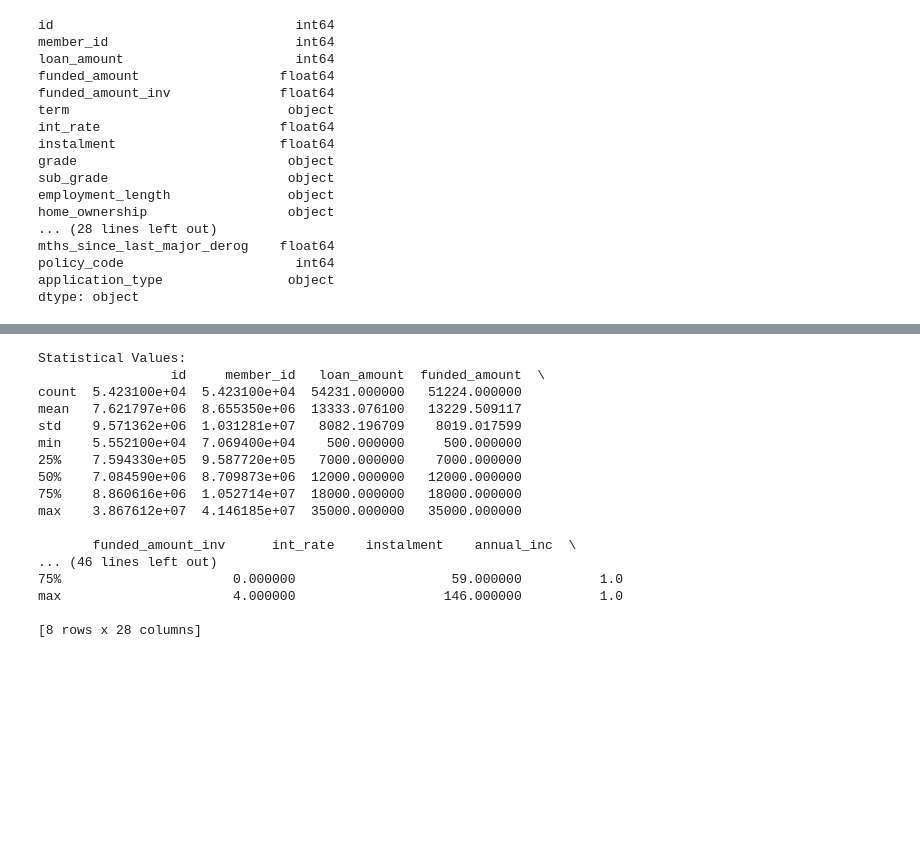
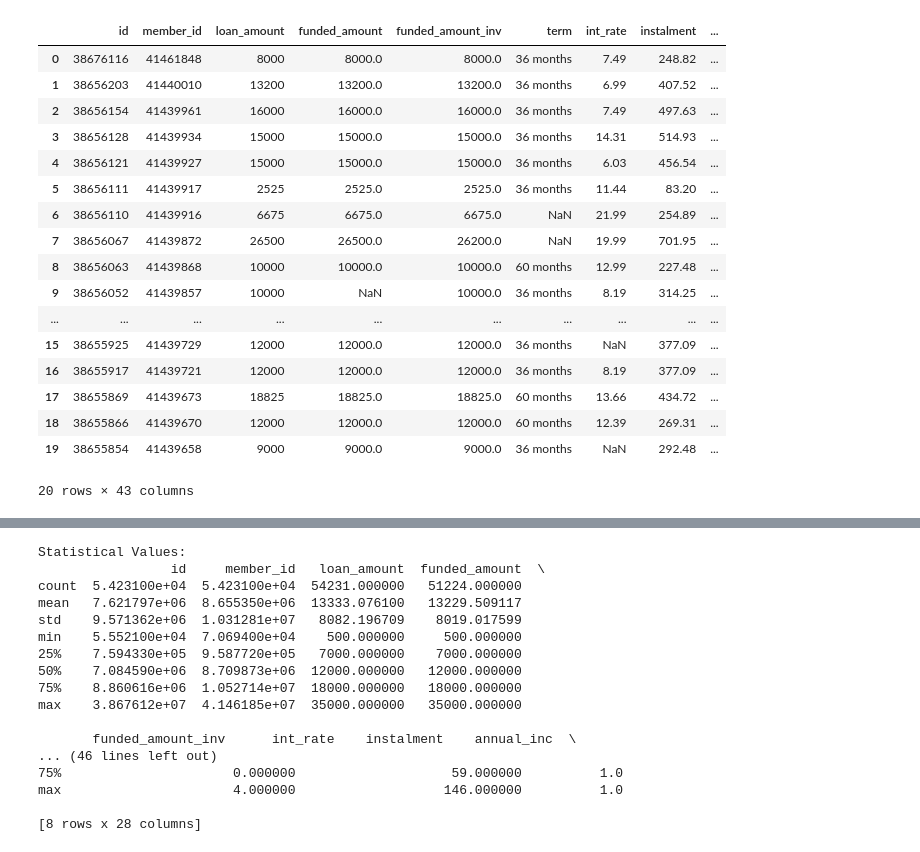
Before and after one commit to BeatrixA295/exploratory-data-analysis---customer-loans-in-finance258, a Jupyter notebook: db_utils.ipynb, the cells around one changed output, grey strips where cells are left out. Cells and saved outputs as stored; diff of their text form; code cells hidden in the pictures; blank space fills up the shorter version.

```diff
--- a/db_utils.ipynb
+++ b/db_utils.ipynb
@@ -21,23 +1,24 @@
-# %%
-
-loans_df.head(20)
-
-print(loans_df.dtypes)
-# %% [output]
-id                               int64
-member_id                        int64
-loan_amount                      int64
-funded_amount                  float64
-funded_amount_inv              float64
-term                            object
-int_rate                       float64
-instalment                     float64
-grade                           object
-sub_grade                       object
-employment_length               object
-home_ownership                  object
-... (28 lines left out)
-mths_since_last_major_derog    float64
-policy_code                      int64
-application_type                object
-dtype: object
+# %%
+import pandas as pd
+
+loans_df = pd.read_csv("loan_payments_data.csv")
+loans_df.head(20)
+# %% [output]
+|  | id | member_id | loan_amount | funded_amount | funded_amount_inv | term | int_rate | instalment | ... |
+| 0 | 38676116 | 41461848 | 8000 | 8000.0 | 8000.0 | 36 months | 7.49 | 248.82 | ... |
+| 1 | 38656203 | 41440010 | 13200 | 13200.0 | 13200.0 | 36 months | 6.99 | 407.52 | ... |
+| 2 | 38656154 | 41439961 | 16000 | 16000.0 | 16000.0 | 36 months | 7.49 | 497.63 | ... |
+| 3 | 38656128 | 41439934 | 15000 | 15000.0 | 15000.0 | 36 months | 14.31 | 514.93 | ... |
+| 4 | 38656121 | 41439927 | 15000 | 15000.0 | 15000.0 | 36 months | 6.03 | 456.54 | ... |
+| 5 | 38656111 | 41439917 | 2525 | 2525.0 | 2525.0 | 36 months | 11.44 | 83.20 | ... |
+| 6 | 38656110 | 41439916 | 6675 | 6675.0 | 6675.0 | NaN | 21.99 | 254.89 | ... |
+| 7 | 38656067 | 41439872 | 26500 | 26500.0 | 26200.0 | NaN | 19.99 | 701.95 | ... |
+| 8 | 38656063 | 41439868 | 10000 | 10000.0 | 10000.0 | 60 months | 12.99 | 227.48 | ... |
+| 9 | 38656052 | 41439857 | 10000 | NaN | 10000.0 | 36 months | 8.19 | 314.25 | ... |
+| ... | ... | ... | ... | ... | ... | ... | ... | ... | ... |
+| 15 | 38655925 | 41439729 | 12000 | 12000.0 | 12000.0 | 36 months | NaN | 377.09 | ... |
+| 16 | 38655917 | 41439721 | 12000 | 12000.0 | 12000.0 | 36 months | 8.19 | 377.09 | ... |
+| 17 | 38655869 | 41439673 | 18825 | 18825.0 | 18825.0 | 60 months | 13.66 | 434.72 | ... |
+| 18 | 38655866 | 41439670 | 12000 | 12000.0 | 12000.0 | 60 months | 12.39 | 269.31 | ... |
+| 19 | 38655854 | 41439658 | 9000 | 9000.0 | 9000.0 | 36 months | NaN | 292.48 | ... |
+20 rows × 43 columns
```
Also changed, not shown: parts of 9 cells of this notebook.
